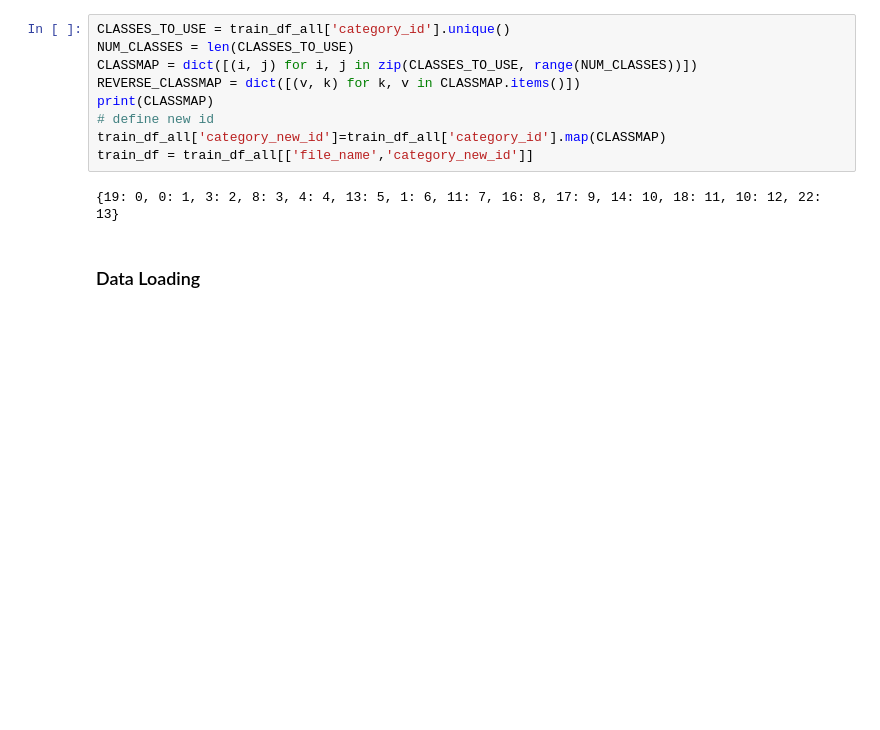
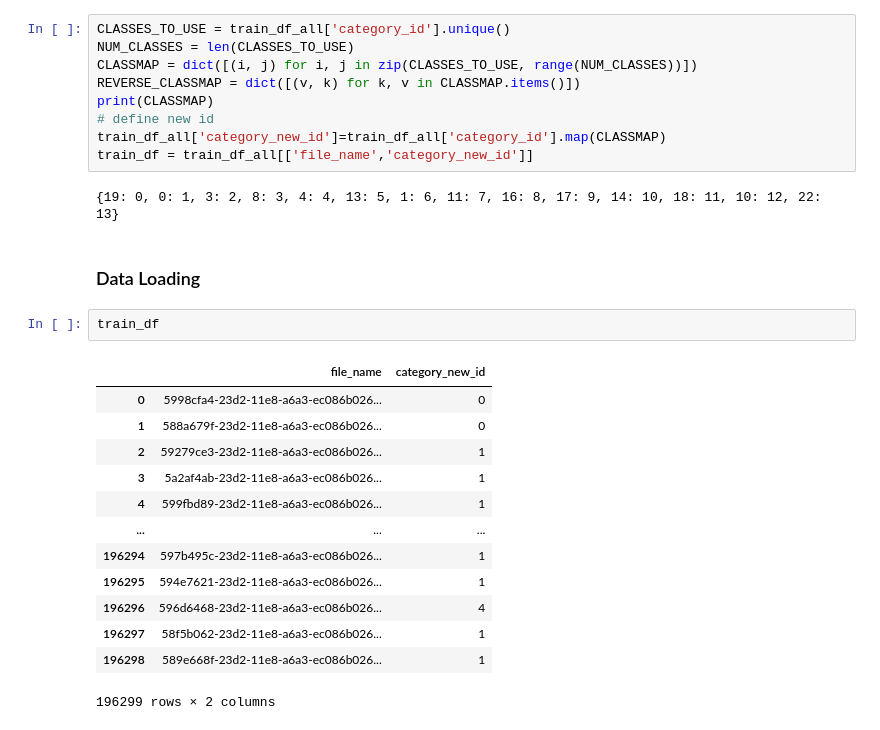
Before and after one commit to DanBenAmi/kaggle_iWildCam2019, a Jupyter notebook: main.ipynb, the cells around one changed output. Saved outputs shown, nothing was run; the diff lists cells and outputs as text; blank space fills up the shorter version.

```diff
--- a/main.ipynb
+++ b/main.ipynb
@@ -124,6 +129,22 @@ train_df = train_df_all[['file_name','category_new_id']]
 {19: 0, 0: 1, 3: 2, 8: 3, 4: 4, 13: 5, 1: 6, 11: 7, 16: 8, 17: 9, 14: 10, 18: 11, 10: 12, 22: 13}
 # %% [markdown]
 ### Data Loading
+# %%
+train_df
+# %% [output]
+|  | file_name | category_new_id |
+| 0 | 5998cfa4-23d2-11e8-a6a3-ec086b026... | 0 |
+| 1 | 588a679f-23d2-11e8-a6a3-ec086b026... | 0 |
+| 2 | 59279ce3-23d2-11e8-a6a3-ec086b026... | 1 |
+| 3 | 5a2af4ab-23d2-11e8-a6a3-ec086b026... | 1 |
+| 4 | 599fbd89-23d2-11e8-a6a3-ec086b026... | 1 |
+| ... | ... | ... |
+| 196294 | 597b495c-23d2-11e8-a6a3-ec086b026... | 1 |
+| 196295 | 594e7621-23d2-11e8-a6a3-ec086b026... | 1 |
+| 196296 | 596d6468-23d2-11e8-a6a3-ec086b026... | 4 |
+| 196297 | 58f5b062-23d2-11e8-a6a3-ec086b026... | 1 |
+| 196298 | 589e668f-23d2-11e8-a6a3-ec086b026... | 1 |
+196299 rows × 2 columns
 # %%
 # Custom data generator
 class WildDataset(Dataset):
```
Also changed, not shown: parts of 8 cells of this notebook, 3 other files.
